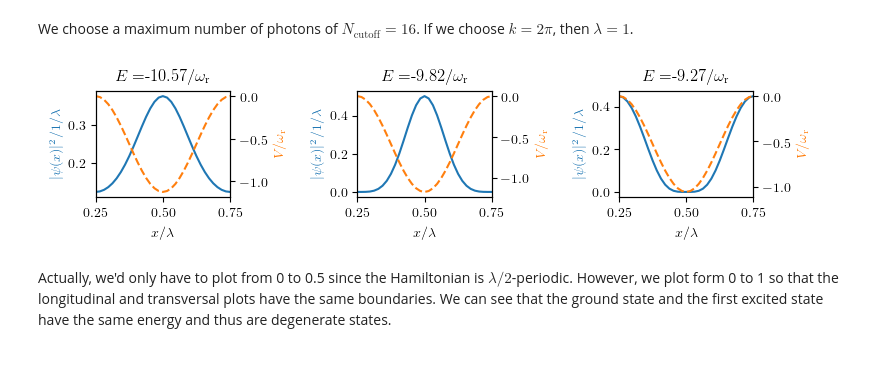
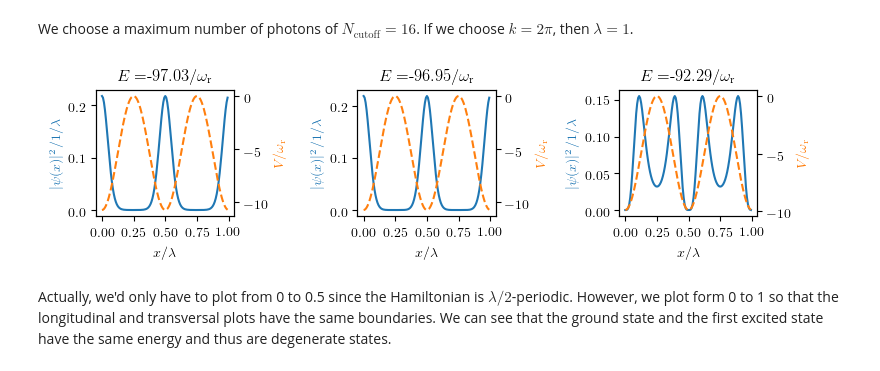
Before and after one commit to texmex76/qojulia, a Jupyter notebook: jupyter/Longitudinal Pump.ipynb, the cells around one changed output. Saved outputs shown, nothing was run; the diff lists cells and outputs as text; code cells hidden in the pictures.

```diff
--- a/jupyter/Longitudinal Pump.ipynb
+++ b/jupyter/Longitudinal Pump.ipynb
@@ -12,7 +12,7 @@ using QuantumOptics, PyPlot, Printf, LinearAlgebra, PyCall
 We choose a maximum number of photons of $N_\text{cutoff}=16$. If we choose $k=2\pi$, then $\lambda=1$.
 # %%
 # Define Parameters
-N_cutoff = 32
+N_cutoff = 64
 xmin = 0
 xmax = 1
 Nsteps = 64
@@ -43,20 +43,22 @@ H_cavity = -Δc*ad*a
 function H(η)
     H_kin + dense(H_int) + H_cavity + η*(a + ad)
 end;
+# %%
+# Plot distributions for first three states
+
+rc("text", usetex=true)
+rc("text.latex", preamble= "\\usepackage{amsmath}")
+rc("font", family="serif")
+
+η = 30 * ωr
+E, ψ_states = eigenstates((H(η) + dagger(H(η)))/2, 3);
 # %%
-# Plot distributions for first three states
-
-rc("text", usetex=true)
-rc("text.latex", preamble= "\\usepackage{amsmath}")
-rc("font", family="serif")
 pygui(false)
-
-η = 10 * ωr
-E, ψ_states = eigenstates((H(η) + dagger(H(η)))/2, 3);
+N = real(expect(ad*a, ψ_states[1]))
 
 xpoints = samplepoints(b_position)
 
-fig = figure(figsize=(8, 2))
+fig = figure(figsize=(8, 2.2))
 host_1 = fig.add_subplot(131)
 host_2 = fig.add_subplot(132)
 host_3 = fig.add_subplot(133)
@@ -65,39 +67,39 @@ hosts = [host_1, host_2, host_3]
 for i in 1:3
     host = hosts[i]
     par1 = host.twinx()
 
     pos_dense = ptrace(ψ_states[i], 1)
     density = diag(pos_dense.data)
     ψ_sqr = abs2.(density)
     normalize!(ψ_sqr)
-    ψ_sqr *= 2
     ada_exp = expect(ad*a, ψ_states[i])
     pot = @. U0*cos(k*xpoints)^2*real(ada_exp)
 
 #     host.set_ylim(-0.0004, 0.0078)
 #     par1.set_ylim(-15.590715, 0.829001)
-    host.set_xlim(.25, .75)
-    par1.set_xlim(.25, .75)
-    host.set_xticks([.25, .5, .75])
+#     host.set_xlim(.25, .75)
+#     par1.set_xlim(.25, .75)
+    host.set_xticks([0, .25, .5, .75, 1])
     host.plot(xpoints, ψ_sqr, "C0")
     par1.plot(xpoints, pot, "C1", linestyle="--")
 
     host.set_xlabel(L"x / \lambda")
     host.set_ylabel(L"|\psi(x)|^2 / 1/\lambda")
     par1.set_ylabel(L"V / \omega_\text{r}")
     host.yaxis.label.set_color("C0")
     par1.yaxis.label.set_color("C1")
 
+#     par1.set_ylim(-7.370032, 0.350954)
     # Boundaries
 #     println("host.set_ylim(" *@sprintf("%.4f", host.get_ylim()[1]) *", " *@sprintf("%.4f", host.get_ylim()[2]) *")")
 #     println("par1.set_ylim(" *@sprintf("%.6f", par1.get_ylim()[1]) *", " *@sprintf("%.6f", par1.get_ylim()[2]) *")")
 
     title(L"E=" * @sprintf("%.2f", E[i]) * L"/ \omega_\text{r}")
 end
 
-tight_layout()
+tight_layout(rect=[0, 0, 1, 1])
 # %% [output]
-[figure, old version]
+[figure, new version]
 # %% [markdown]
 Actually, we'd only have to plot from 0 to 0.5 since the Hamiltonian is $\lambda / 2$-periodic. However, we plot form 0 to 1 so that the longitudinal and transversal plots have the same boundaries. We can see that the ground state and the first excited state have the same energy and thus are degenerate states.
 # %%
```
Also changed, not shown: parts of 8 cells of this notebook, 1 other file.
